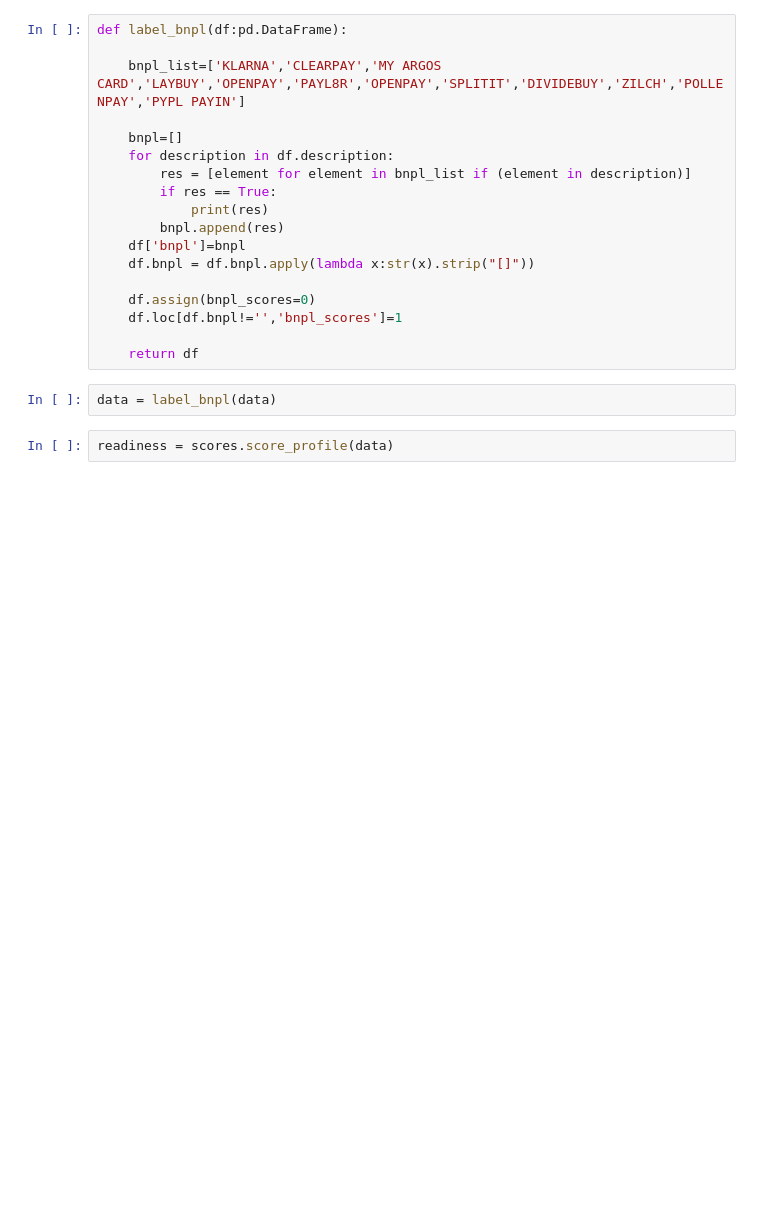
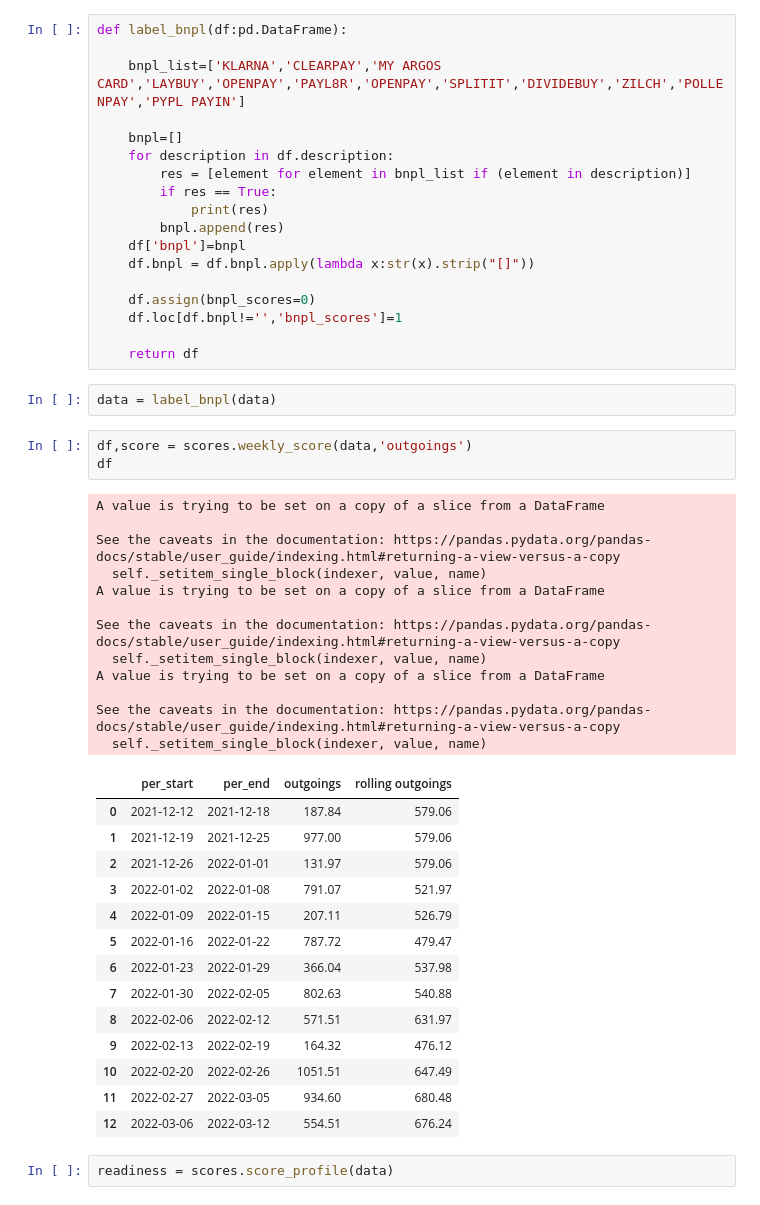
Before and after one commit to DrWardPsych/nlp_example, a Jupyter notebook: financial_wellbeing.ipynb, the cells around one changed output. Saved outputs shown, nothing was run; the diff lists cells and outputs as text; blank space fills up the shorter version.

```diff
--- a/financial_wellbeing.ipynb
+++ b/financial_wellbeing.ipynb
@@ -50,6 +50,36 @@ def label_bnpl(df:pd.DataFrame):
     return df
 # %%
 data = label_bnpl(data)
+# %%
+df,score = scores.weekly_score(data,'outgoings')
+df
+# %% [output]
+A value is trying to be set on a copy of a slice from a DataFrame
+
+See the caveats in the documentation: https://pandas.pydata.org/pandas-docs/stable/user_guide/indexing.html#returning-a-view-versus-a-copy
+  self._setitem_single_block(indexer, value, name)
+A value is trying to be set on a copy of a slice from a DataFrame
+
+See the caveats in the documentation: https://pandas.pydata.org/pandas-docs/stable/user_guide/indexing.html#returning-a-view-versus-a-copy
+  self._setitem_single_block(indexer, value, name)
+A value is trying to be set on a copy of a slice from a DataFrame
+
+See the caveats in the documentation: https://pandas.pydata.org/pandas-docs/stable/user_guide/indexing.html#returning-a-view-versus-a-copy
+  self._setitem_single_block(indexer, value, name)
+|  | per_start | per_end | outgoings | rolling outgoings |
+| 0 | 2021-12-12 | 2021-12-18 | 187.84 | 579.06 |
+| 1 | 2021-12-19 | 2021-12-25 | 977.00 | 579.06 |
+| 2 | 2021-12-26 | 2022-01-01 | 131.97 | 579.06 |
+| 3 | 2022-01-02 | 2022-01-08 | 791.07 | 521.97 |
+| 4 | 2022-01-09 | 2022-01-15 | 207.11 | 526.79 |
+| 5 | 2022-01-16 | 2022-01-22 | 787.72 | 479.47 |
+| 6 | 2022-01-23 | 2022-01-29 | 366.04 | 537.98 |
+| 7 | 2022-01-30 | 2022-02-05 | 802.63 | 540.88 |
+| 8 | 2022-02-06 | 2022-02-12 | 571.51 | 631.97 |
+| 9 | 2022-02-13 | 2022-02-19 | 164.32 | 476.12 |
+| 10 | 2022-02-20 | 2022-02-26 | 1051.51 | 647.49 |
+| 11 | 2022-02-27 | 2022-03-05 | 934.60 | 680.48 |
+| 12 | 2022-03-06 | 2022-03-12 | 554.51 | 676.24 |
 # %%
 readiness = scores.score_profile(data)
 # %% [output]
```
